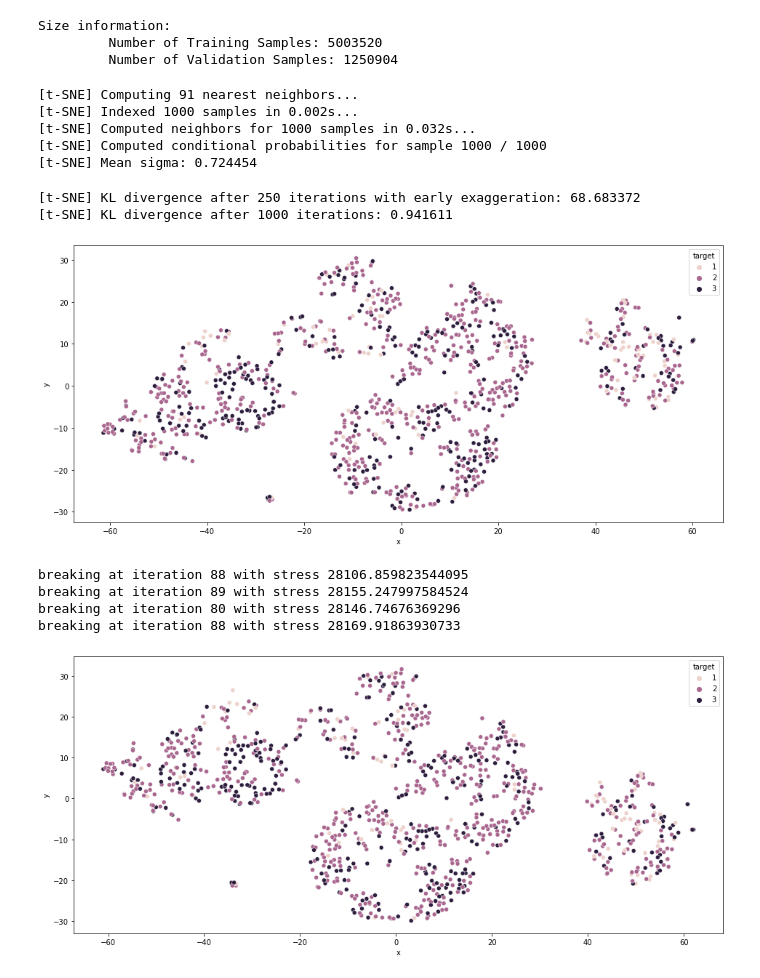
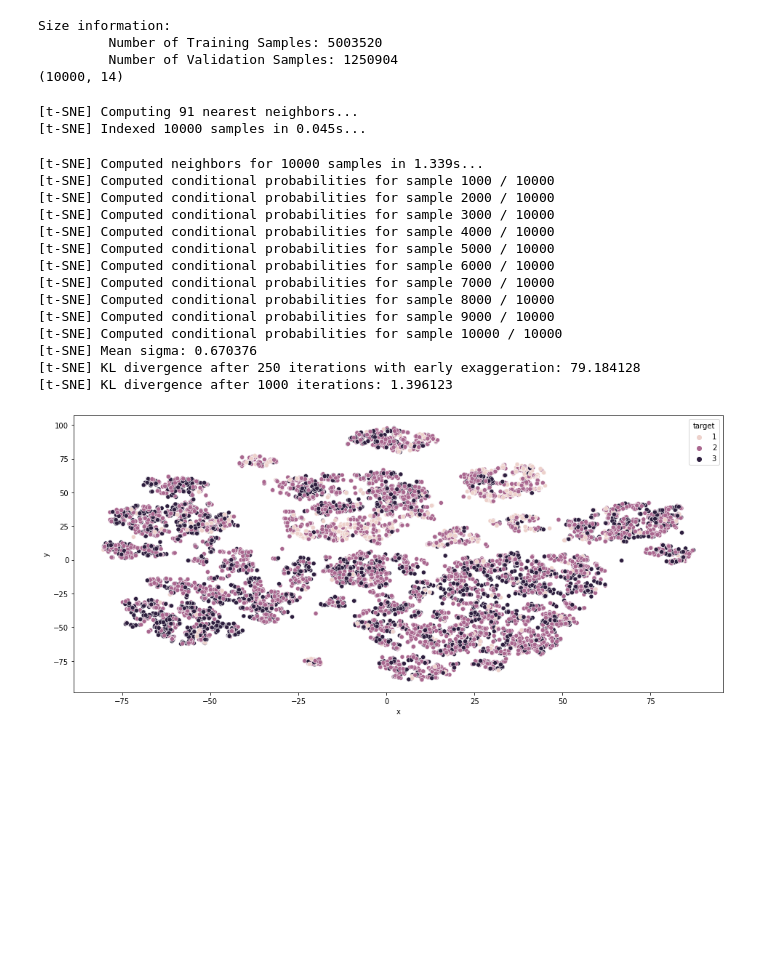
Before and after one commit to piercehowell/stat-ml-richter-predictor, a Jupyter notebook: Visualization/viz.ipynb, the cells around one changed output. Saved outputs shown, nothing was run; the diff lists cells and outputs as text; code cells hidden in the pictures; blank space fills up the shorter version.

```diff
--- a/Visualization/viz.ipynb
+++ b/Visualization/viz.ipynb
@@ -8,11 +8,26 @@ import seaborn as sns
 import matplotlib.pyplot as plt
 import dataset
 
+int_columns = ['geo_level_1_id', 'geo_level_2_id', 'geo_level_3_id',
+               'count_floors_pre_eq', 'age', 'area_percentage',
+               'height_percentage']
+categ_columns = ['land_surface_condition', 'foundation_type', 'roof_type',
+                 'ground_floor_type', 'other_floor_type', 'position',
+                 'plan_configuration',
+                 ]
+binary_columns = ['has_superstructure_adobe_mud', 'has_superstructure_mud_mortar_stone',
+                  'has_superstructure_stone_flag', 'has_superstructure_cement_mortar_stone',
+                  'has_superstructure_mud_mortar_brick', 'has_superstructure_cement_mortar_brick',
+                  'has_superstructure_timber', 'has_superstructure_bamboo', 'has_superstructure_rc_engineered',
+                  'has_superstructure_other'
+                  ]
+
 n_datapoints = 10000
 # Get Dataset
 X_train, y_train, X_val, y_val = dataset.get_data()
 target = y_train[:n_datapoints]
 data = pd.DataFrame(X_train[:n_datapoints])
+print(data.shape)
 
 
 def show_plot(x, y):
@@ -28,31 +43,37 @@ def show_plot(x, y):
 Size information:
          Number of Training Samples: 5003520
          Number of Validation Samples: 1250904
+(10000, 14)
 # %%
+data = pd.DataFrame(X_train[:n_datapoints])
 tSNE=TSNE(n_components=2, verbose=1, n_jobs=-1)
 tSNE_result=tSNE.fit_transform(data)
 x=tSNE_result[:,0]
 y=tSNE_result[:,1]
 show_plot(x,y)
 # %% [output]
 [t-SNE] Computing 91 nearest neighbors...
-[t-SNE] Indexed 1000 samples in 0.002s...
-[t-SNE] Computed neighbors for 1000 samples in 0.032s...
-[t-SNE] Computed conditional probabilities for sample 1000 / 1000
-[t-SNE] Mean sigma: 0.724454
+[t-SNE] Indexed 10000 samples in 0.045s...
-[t-SNE] KL divergence after 250 iterations with early exaggeration: 68.683372
-[t-SNE] KL divergence after 1000 iterations: 0.941611
+[t-SNE] Computed neighbors for 10000 samples in 1.339s...
+[t-SNE] Computed conditional probabilities for sample 1000 / 10000
+[t-SNE] Computed conditional probabilities for sample 2000 / 10000
+[t-SNE] Computed conditional probabilities for sample 3000 / 10000
+[t-SNE] Computed conditional probabilities for sample 4000 / 10000
+[t-SNE] Computed conditional probabilities for sample 5000 / 10000
+[t-SNE] Computed conditional probabilities for sample 6000 / 10000
+[t-SNE] Computed conditional probabilities for sample 7000 / 10000
+[t-SNE] Computed conditional probabilities for sample 8000 / 10000
+[t-SNE] Computed conditional probabilities for sample 9000 / 10000
+[t-SNE] Computed conditional probabilities for sample 10000 / 10000
+[t-SNE] Mean sigma: 0.670376
+[t-SNE] KL divergence after 250 iterations with early exaggeration: 79.184128
+[t-SNE] KL divergence after 1000 iterations: 1.396123
-[figure, old version]
+[figure, new version]
 # %%
-mds=MDS(n_components=2, verbose=1, n_jobs=-1)
-mds_result=mds.fit_transform(data)
-x=mds_result[:,0]
-y=mds_result[:,1]
-show_plot(x,y)
+# data = pd.DataFrame(X_train[:n_datapoints])
+# mds=MDS(n_components=2, verbose=1, n_jobs=-1)
+# mds_result=mds.fit_transform(data)
+# x=mds_result[:,0]
+# y=mds_result[:,1]
+# show_plot(x,y)
-# %% [output]
-breaking at iteration 88 with stress 28106.859823544095
-breaking at iteration 89 with stress 28155.247997584524
-breaking at iteration 80 with stress 28146.74676369296
-breaking at iteration 88 with stress 28169.91863930733
-[figure, removed]
 # %%
```
Also changed, not shown: parts of 3 cells of this notebook.
